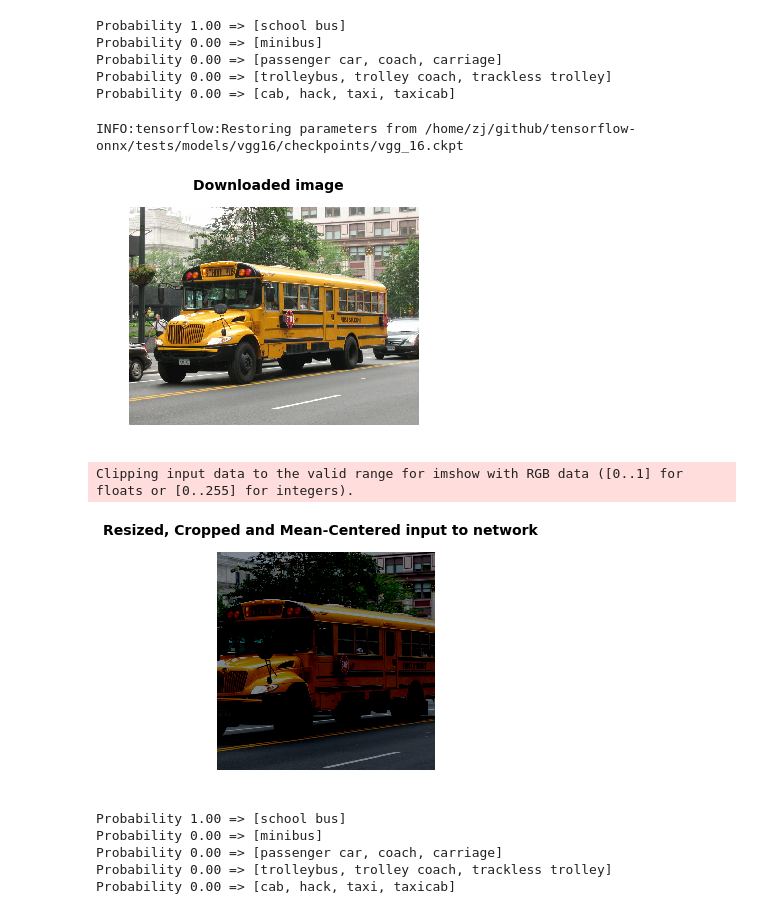
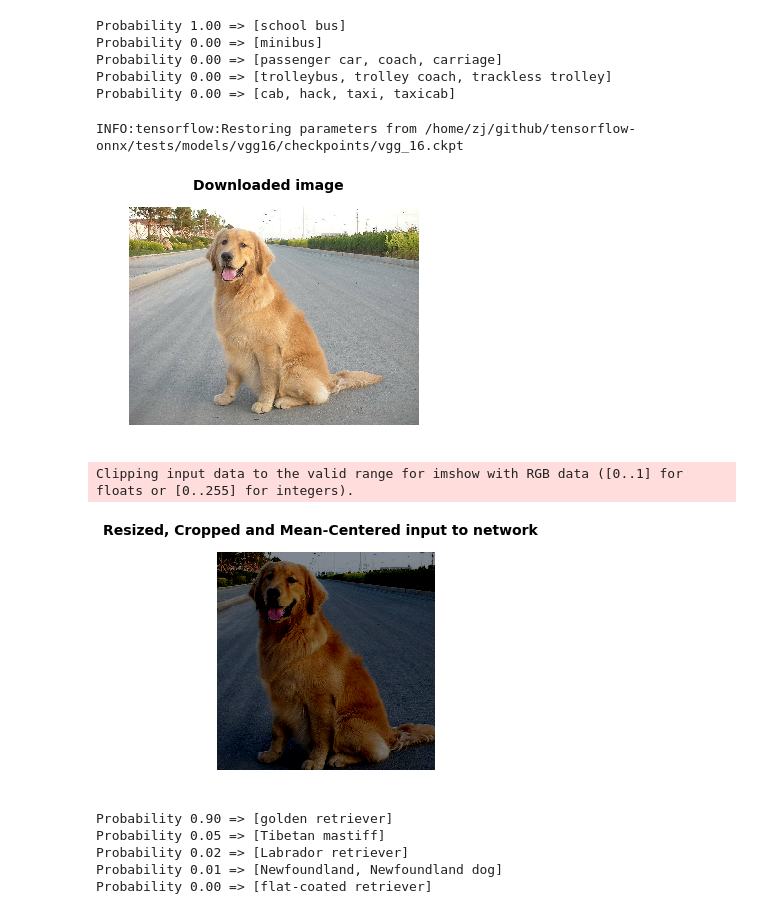
Before and after one commit to laobadao/onnx_learn, a Jupyter notebook: vgg16.ipynb, the cells around one changed output. Saved outputs shown, nothing was run; the diff lists cells and outputs as text; code cells hidden in the pictures.

```diff
--- a/vgg16.ipynb
+++ b/vgg16.ipynb
@@ -146,11 +146,14 @@ image_size = vgg.vgg_16.default_image_size
 
 with tf.Graph().as_default():
 
-    url = ("https://upload.wikimedia.org/wikipedia/commons/d/d9/"
-           "First_Student_IC_school_bus_202076.jpg")
+#     url = ("https://upload.wikimedia.org/wikipedia/commons/d/d9/"
+#            "First_Student_IC_school_bus_202076.jpg")
+
+    image_string = tf.gfile.FastGFile('timg.jpeg','rb').read()   #bytes
+#     img = tf.image.decode_jpeg(image_raw)
 
     # Open specified url and load image as a string
-    image_string = urllib.request.urlopen(url).read()
+#     image_string = urllib.request.urlopen(url).read()
 
 
 
@@ -209,38 +212,38 @@ with tf.Graph().as_default():
     plt.figure()
     plt.imshow(np_image.astype(np.uint8))
     plt.suptitle("Downloaded image", fontsize=14, fontweight='bold')
     plt.axis('off')
     plt.show()
 
     # Show the image that is actually being fed to the network
     # The image was resized while preserving aspect ratio and then
     # cropped. After that, the mean pixel value was subtracted from
     # each pixel of that crop. We normalize the image to be between [-1, 1]
     # to show the image.
     plt.imshow( network_input / (network_input.max() - network_input.min()) )
     plt.suptitle("Resized, Cropped and Mean-Centered input to network",
                  fontsize=14, fontweight='bold')
     plt.axis('off')
     plt.show()
 
     names = imagenet.create_readable_names_for_imagenet_labels()
     for i in range(5):
         index = sorted_inds[i]
         # Now we print the top-5 predictions that the network gives us with
         # corresponding probabilities. Pay attention that the index with
         # class names is shifted by 1 -- this is because some networks
         # were trained on 1000 classes and others on 1001. VGG-16 was trained
         # on 1000 classes.
         print('Probability %0.2f => [%s]' % (probabilities[index], names[index+1]))
 
     res = slim.get_model_variables()
 # %% [output]
 INFO:tensorflow:Restoring parameters from /home/zj/github/tensorflow-onnx/tests/models/vgg16/checkpoints/vgg_16.ckpt
-[figure, old version]
+[figure, new version]
 Clipping input data to the valid range for imshow with RGB data ([0..1] for floats or [0..255] for integers).
-[figure, old version]
+[figure, new version]
-Probability 1.00 => [school bus]
-Probability 0.00 => [minibus]
-Probability 0.00 => [passenger car, coach, carriage]
-Probability 0.00 => [trolleybus, trolley coach, trackless trolley]
-Probability 0.00 => [cab, hack, taxi, taxicab]
+Probability 0.90 => [golden retriever]
+Probability 0.05 => [Tibetan mastiff]
+Probability 0.02 => [Labrador retriever]
+Probability 0.01 => [Newfoundland, Newfoundland dog]
+Probability 0.00 => [flat-coated retriever]
```
Also changed, not shown: parts of 1 cell of this notebook.
